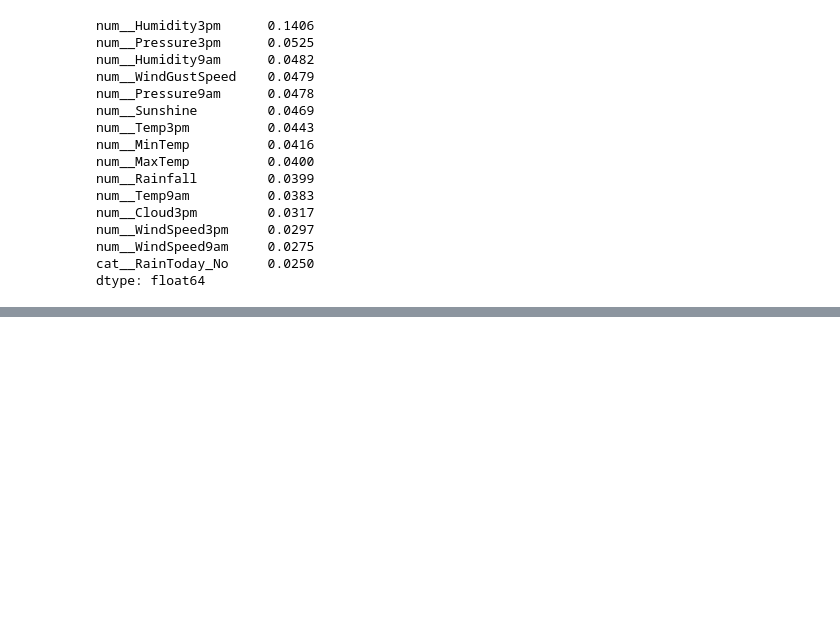
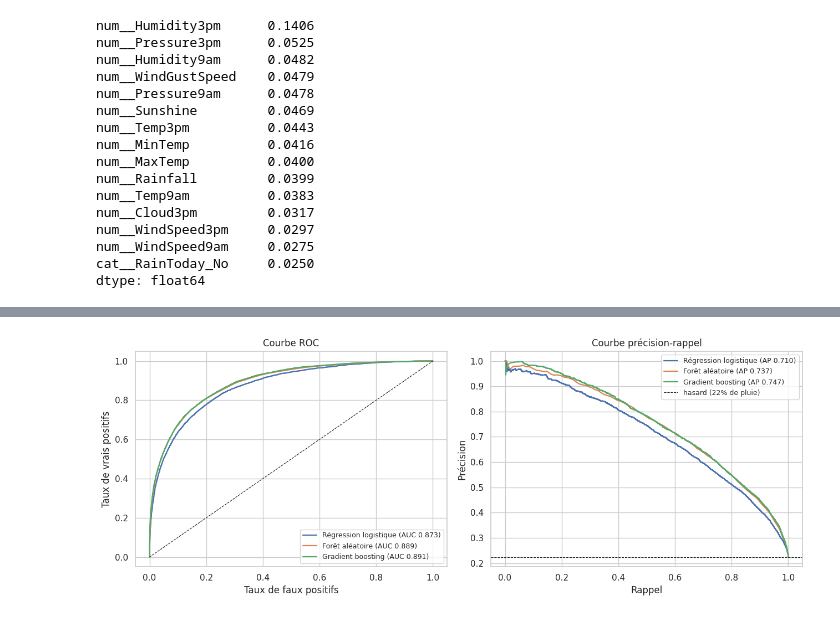
Before and after one commit to JordanSerafini/MLOps_Meteo, a Jupyter notebook: Notebooks/03_modelisation.ipynb, the cells around one changed output, grey strips where cells are left out. Saved outputs shown, nothing was run; the diff lists cells and outputs as text; code cells hidden in the pictures; blank space fills up the shorter version.

```diff
--- a/Notebooks/03_modelisation.ipynb
+++ b/Notebooks/03_modelisation.ipynb
@@ -275,0 +344,25 @@ feature engineering temporel (saison cyclique, retards), gestion fine de la fort
+# %%
+fig, (ax1, ax2) = plt.subplots(1, 2, figsize=(13, 5))
+
+modeles = [("Régression logistique", proba_lr),
+           ("Forêt aléatoire", proba_rf),
+           ("Gradient boosting", proba_hgb)]
+
+for nom, proba in modeles:
+    fpr, tpr, _ = roc_curve(y_test, proba)
+    ax1.plot(fpr, tpr, lw=1.6, label=f"{nom} (AUC {roc_auc_score(y_test, proba):.3f})")
+ax1.plot([0, 1], [0, 1], "k--", lw=0.8)
+ax1.set_xlabel("Taux de faux positifs"); ax1.set_ylabel("Taux de vrais positifs")
+ax1.set_title("Courbe ROC"); ax1.legend(loc="lower right", fontsize=9)
+
+for nom, proba in modeles:
+    prec, rec, _ = precision_recall_curve(y_test, proba)
+    ax2.plot(rec, prec, lw=1.6, label=f"{nom} (AP {average_precision_score(y_test, proba):.3f})")
+ax2.axhline(y_test.mean(), color="k", ls="--", lw=0.8,
+            label=f"hasard ({100*y_test.mean():.0f}% de pluie)")
+ax2.set_xlabel("Rappel"); ax2.set_ylabel("Précision")
+ax2.set_title("Courbe précision-rappel"); ax2.legend(fontsize=9)
+
+plt.tight_layout(); plt.show()
+# %% [output]
+[figure, added]
```
Also changed, not shown: parts of 30 cells of this notebook, 47 other files.
